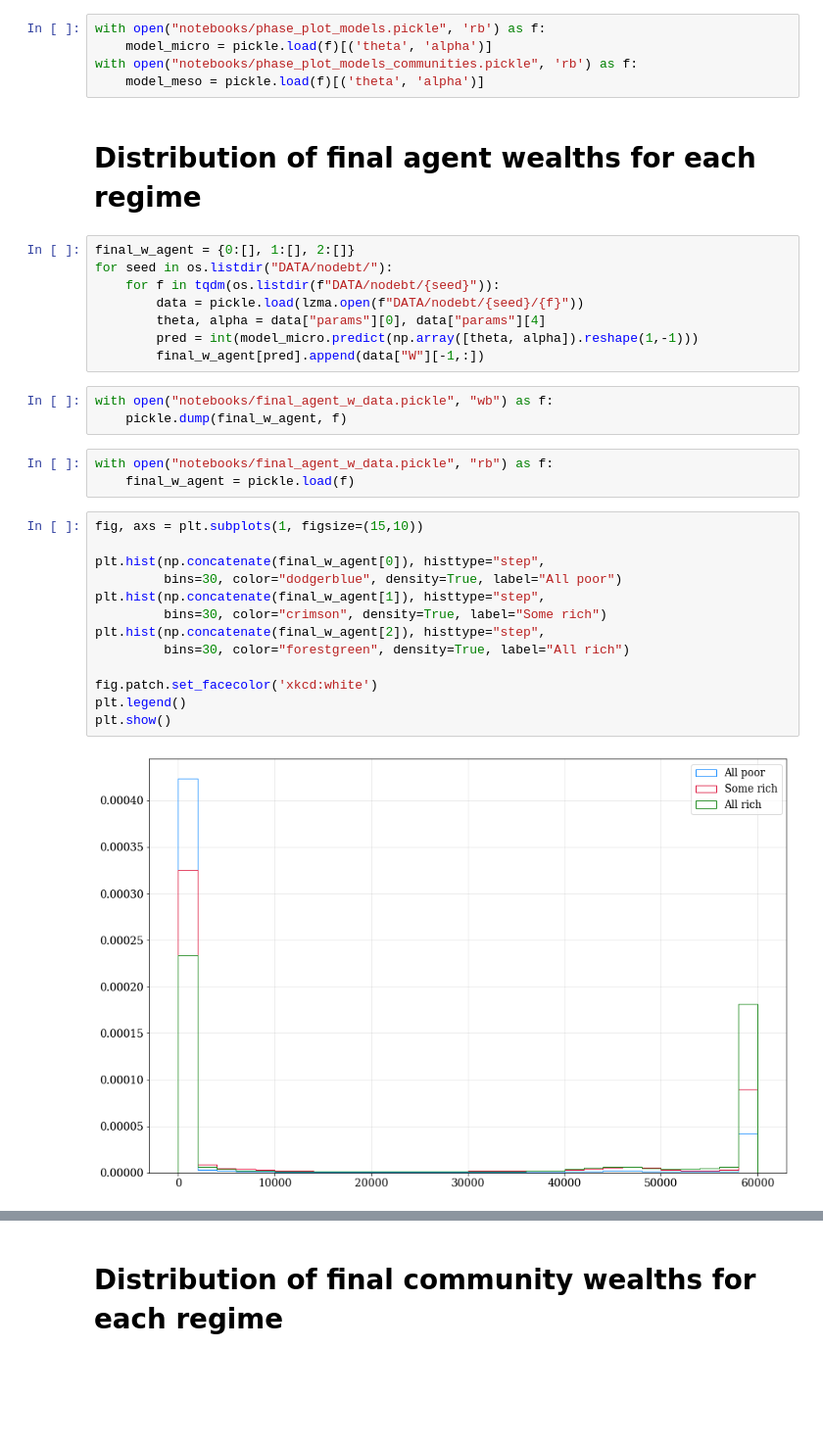
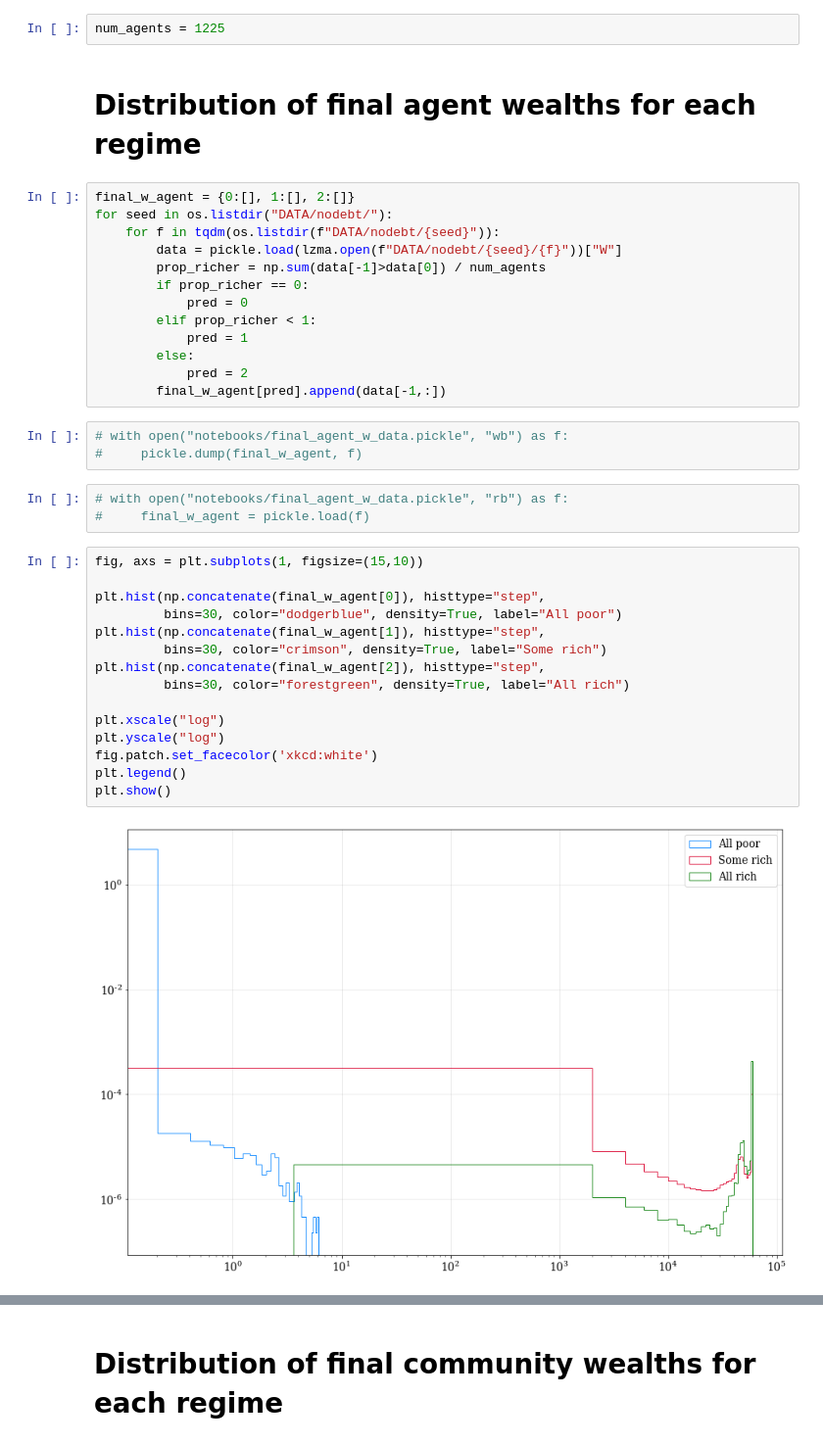
Before and after one commit to charlesaugdupont/poverty-trap, a Jupyter notebook: notebooks/regime_distributions.ipynb, the cells around one changed output, grey strips where cells are left out. Shown at 98% size. Cells and saved outputs as stored; diff of their text form; blank space fills up the shorter version.

Commit message:
update regime distribution notebook

```diff
--- a/notebooks/regime_distributions.ipynb
+++ b/notebooks/regime_distributions.ipynb
@@ -34,36 +31,40 @@ import cpt_optimisation
-# %%
-with open("notebooks/phase_plot_models.pickle", 'rb') as f:
-    model_micro = pickle.load(f)[('theta', 'alpha')]
-with open("notebooks/phase_plot_models_communities.pickle", 'rb') as f:
-    model_meso = pickle.load(f)[('theta', 'alpha')]
+# %%
+num_agents = 1225
 # %% [markdown]
 # Distribution of final agent wealths for each regime
 # %%
 final_w_agent = {0:[], 1:[], 2:[]}
 for seed in os.listdir("DATA/nodebt/"):
     for f in tqdm(os.listdir(f"DATA/nodebt/{seed}")):
-        data = pickle.load(lzma.open(f"DATA/nodebt/{seed}/{f}"))
-        theta, alpha = data["params"][0], data["params"][4]
-        pred = int(model_micro.predict(np.array([theta, alpha]).reshape(1,-1)))
-        final_w_agent[pred].append(data["W"][-1,:])
+        data = pickle.load(lzma.open(f"DATA/nodebt/{seed}/{f}"))["W"]
+        prop_richer = np.sum(data[-1]>data[0]) / num_agents
+        if prop_richer == 0:
+            pred = 0
+        elif prop_richer < 1:
+            pred = 1
+        else:
+            pred = 2
+        final_w_agent[pred].append(data[-1,:])
 # %%
-with open("notebooks/final_agent_w_data.pickle", "wb") as f:
-    pickle.dump(final_w_agent, f)
+# with open("notebooks/final_agent_w_data.pickle", "wb") as f:
+#     pickle.dump(final_w_agent, f)
-# %%
-with open("notebooks/final_agent_w_data.pickle", "rb") as f:
-    final_w_agent = pickle.load(f)
+# %%
+# with open("notebooks/final_agent_w_data.pickle", "rb") as f:
+#     final_w_agent = pickle.load(f)
 # %%
 fig, axs = plt.subplots(1, figsize=(15,10))
 
 plt.hist(np.concatenate(final_w_agent[0]), histtype="step",
          bins=30, color="dodgerblue", density=True, label="All poor")
 plt.hist(np.concatenate(final_w_agent[1]), histtype="step",
          bins=30, color="crimson", density=True, label="Some rich")
 plt.hist(np.concatenate(final_w_agent[2]), histtype="step",
          bins=30, color="forestgreen", density=True, label="All rich")
 
+plt.xscale("log")
+plt.yscale("log")
 fig.patch.set_facecolor('xkcd:white')
 plt.legend()
 plt.show()
 # %% [output]
-[figure, old version]
+[figure, new version]
```
Also changed, not shown: parts of 9 cells of this notebook.
